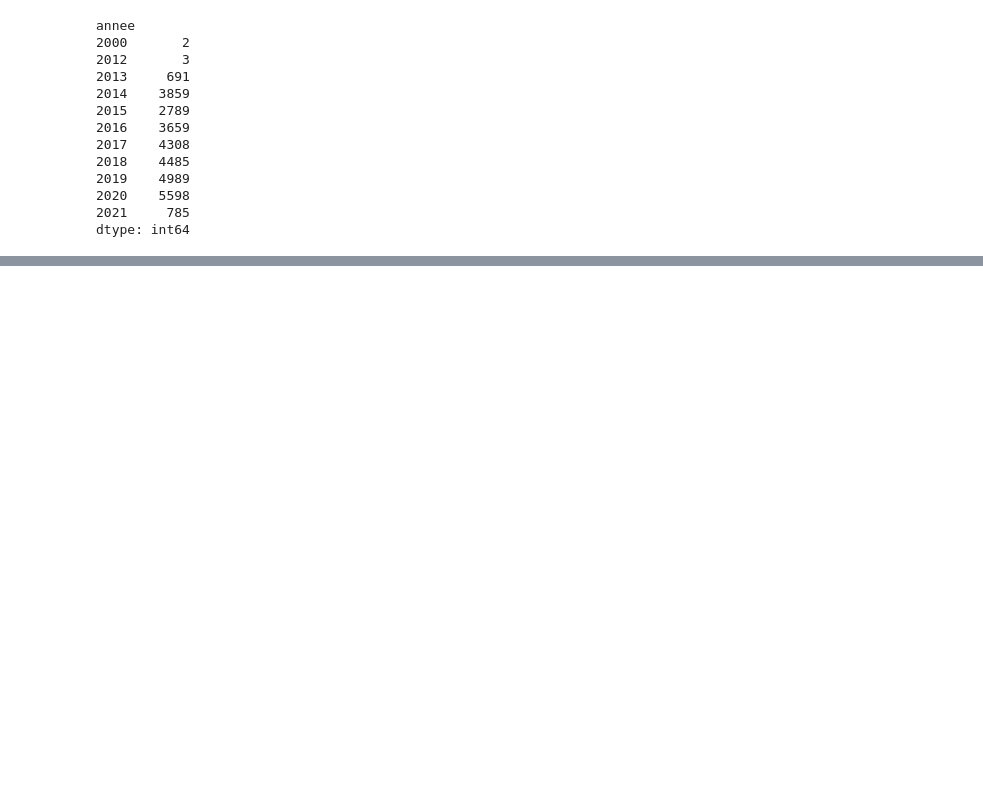
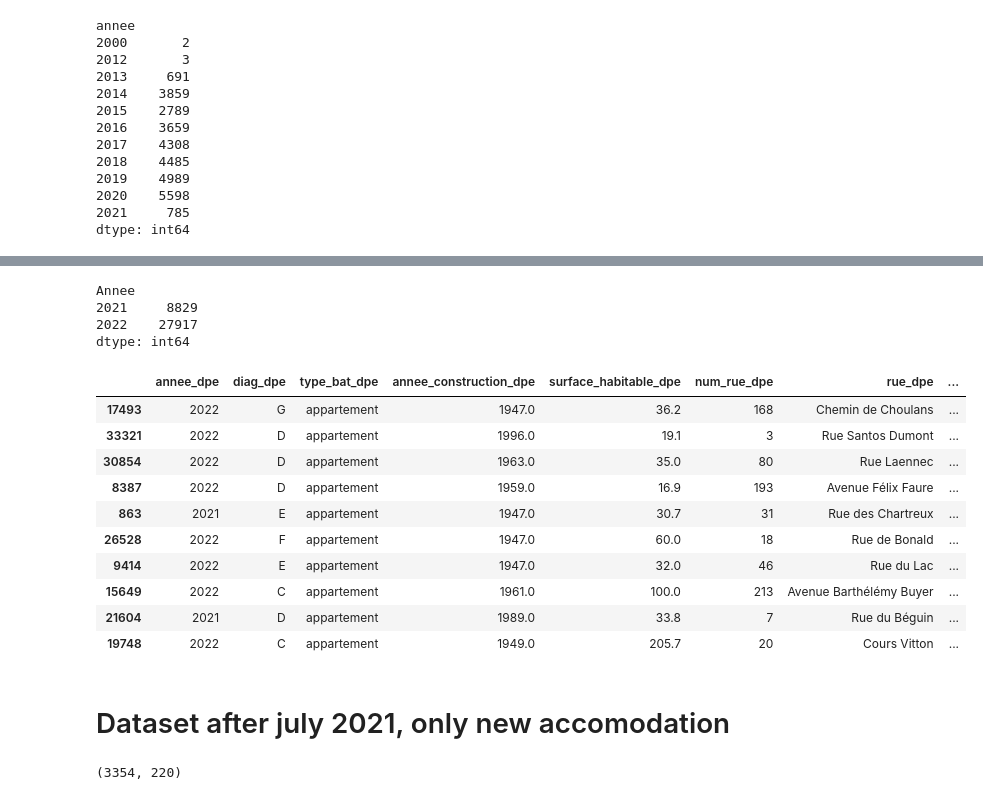
Before and after one commit to Immo-Lyon-Project/Immo-Lyon-Repo, a Jupyter notebook: code-dpe.ipynb, the cells around one changed output, grey strips where cells are left out. Saved outputs shown, nothing was run; the diff lists cells and outputs as text; code cells hidden in the pictures; blank space fills up the shorter version.

```diff
--- a/code-dpe.ipynb
+++ b/code-dpe.ipynb
@@ -271,0 +401,3 @@ dfi1.head()
+# %%
+dfi2['Etage'] = list(map(etage, dfi2['N°_étage_appartement'], dfi2['Etage_num'], dfi2['Etage_RDC'], dfi2['Etage_wa'], dfi2['Etage_na']))
+dfi2.sample(10, random_state = 42)
@@ -271,0 +416,30 @@ dfi1.head()
+# %%
+col_to_keep = ['Annee', 'Etiquette_DPE', 'Type_bâtiment', 'Annee_construction', 'Surface_habitable_logement', 'N°_voie_(BAN)', 'Nom__rue_(BAN)', 'Code_postal_(BAN)', 'Etage', 'Nombre_niveau_logement']
+# %%
+dfi2 = dfi2[col_to_keep]
+dfi2['orientation'] = np.nan # impossible to find orientation with this new dataset
+# %%
+dfi2.groupby(['Annee']).size()
+# %% [output]
+Annee
+2021     8829
+2022    27917
+dtype: int64
+# %%
+dfi2.columns = list_columns_dpe
+# %%
+dfi2.sample(10)
+# %% [output]
+|  | annee_dpe | diag_dpe | type_bat_dpe | annee_construction_dpe | surface_habitable_dpe | num_rue_dpe | rue_dpe | ... |
+| 17493 | 2022 | G | appartement | 1947.0 | 36.2 | 168 | Chemin de Choulans | ... |
+| 33321 | 2022 | D | appartement | 1996.0 | 19.1 | 3 | Rue Santos Dumont | ... |
+| 30854 | 2022 | D | appartement | 1963.0 | 35.0 | 80 | Rue Laennec | ... |
+| 8387 | 2022 | D | appartement | 1959.0 | 16.9 | 193 | Avenue Félix Faure | ... |
+| 863 | 2021 | E | appartement | 1947.0 | 30.7 | 31 | Rue des Chartreux | ... |
+| 26528 | 2022 | F | appartement | 1947.0 | 60.0 | 18 | Rue de Bonald | ... |
+| 9414 | 2022 | E | appartement | 1947.0 | 32.0 | 46 | Rue du Lac | ... |
+| 15649 | 2022 | C | appartement | 1961.0 | 100.0 | 213 | Avenue Barthélémy Buyer | ... |
+| 21604 | 2021 | D | appartement | 1989.0 | 33.8 | 7 | Rue du Béguin | ... |
+| 19748 | 2022 | C | appartement | 1949.0 | 205.7 | 20 | Cours Vitton | ... |
+# %% [markdown]
+# Dataset after july 2021, only new accomodation
@@ -271,0 +448,4 @@ dfi1.head()
+# %%
+df3.shape
+# %% [output]
+(3354, 220)
```
Also changed, not shown: parts of 61 cells of this notebook.
